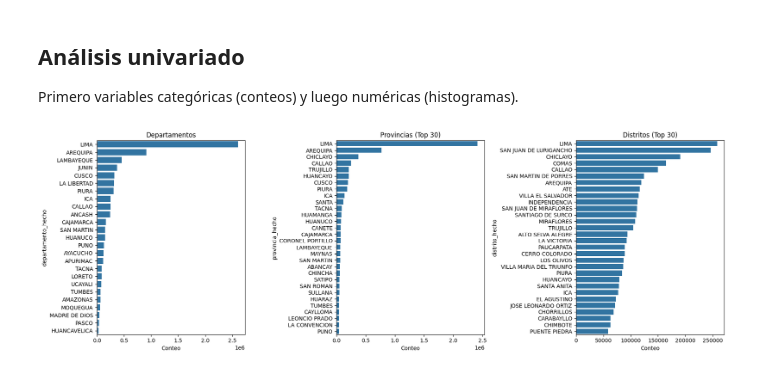
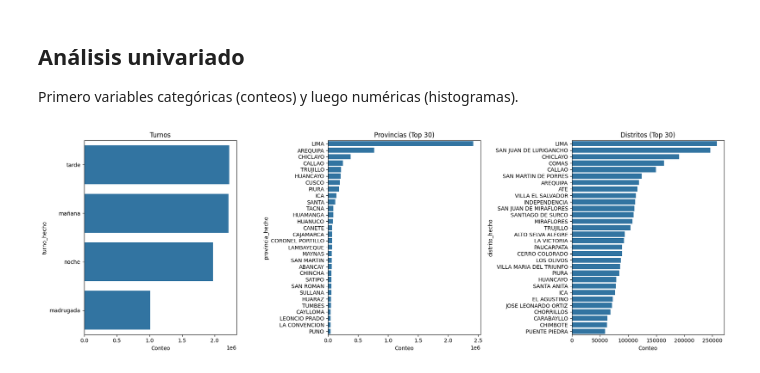
Before and after one commit to Salvador0302/Analitica-de-Datos-PC1, a Jupyter notebook: notebooks/EDA.ipynb, the cells around one changed output. Saved outputs shown, nothing was run; the diff lists cells and outputs as text; code cells hidden in the pictures.

```diff
--- a/notebooks/EDA.ipynb
+++ b/notebooks/EDA.ipynb
@@ -233,19 +234,19 @@ Primero variables categóricas (conteos) y luego numéricas (histogramas).
 # %%
 import matplotlib.pyplot as plt
 import seaborn as sns
 
 fig, ax = plt.subplots(1, 3, figsize=(18, 6))
 items = [
-    ('departamento_hecho', 'Departamentos', None),
+    ('turno_hecho', 'Turnos', None),
     ('provincia_hecho', 'Provincias (Top 30)', 30),
     ('distrito_hecho', 'Distritos (Top 30)', 30)
 ]
 for axes, (col, title, top) in zip(ax, items):
     s = df[col].value_counts(dropna=False)
     if top: s = s.head(top)
     sns.barplot(ax=axes, x=s.values, y=s.index, orient='h')
     axes.set_title(title); axes.set_xlabel('Conteo'); axes.set_ylabel(col)
 
 plt.tight_layout(); plt.show()
 # %% [output]
-[figure, old version]
+[figure, new version]
```
Also changed, not shown: parts of 6 cells of this notebook, 2 other files.
